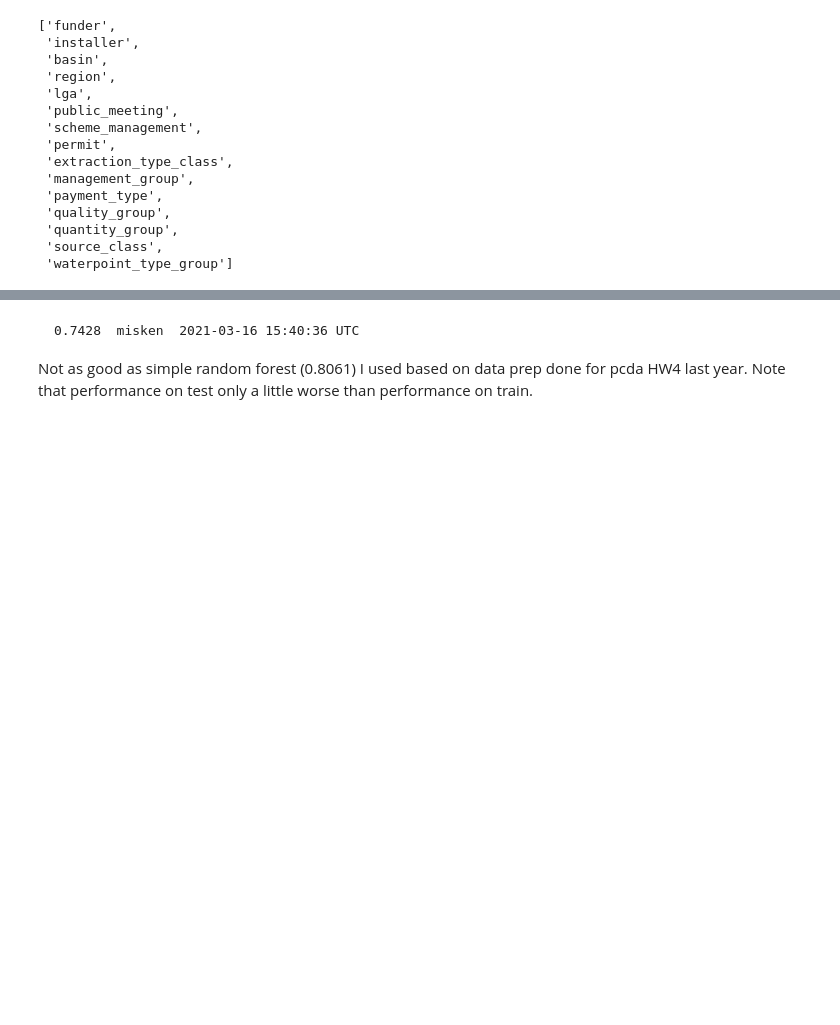
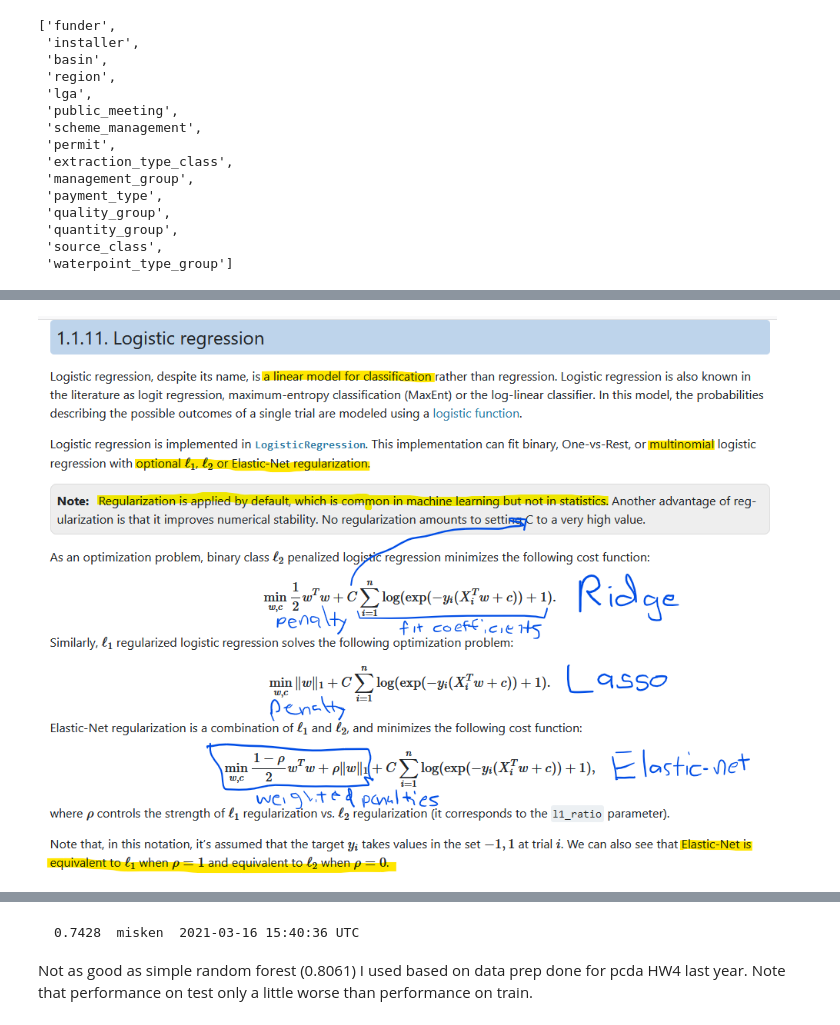
Before and after one commit to misken/aap1_sklearn_ml, a Jupyter notebook: pumpitupsk/model_exploration.ipynb, the cells around one changed output, grey strips where cells are left out. Cells and saved outputs as stored; diff of their text form; code cells hidden in the pictures; blank space fills up the shorter version.

```diff
--- a/pumpitupsk/model_exploration.ipynb
+++ b/pumpitupsk/model_exploration.ipynb
@@ -383,0 +257,4 @@ Can also try L1 to drive more coeffs to 0.
+# %%
+Image('images/regularization_overview.png')
+# %% [output]
+[figure, added]
```
Also changed, not shown: parts of 143 cells of this notebook, 10 other files.
